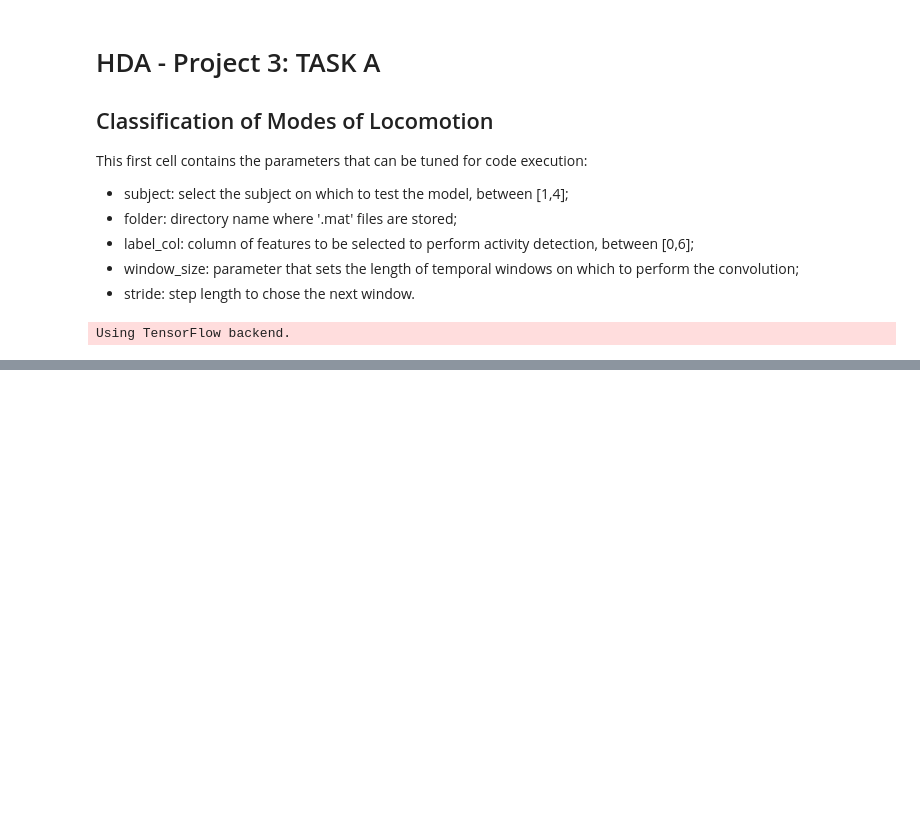
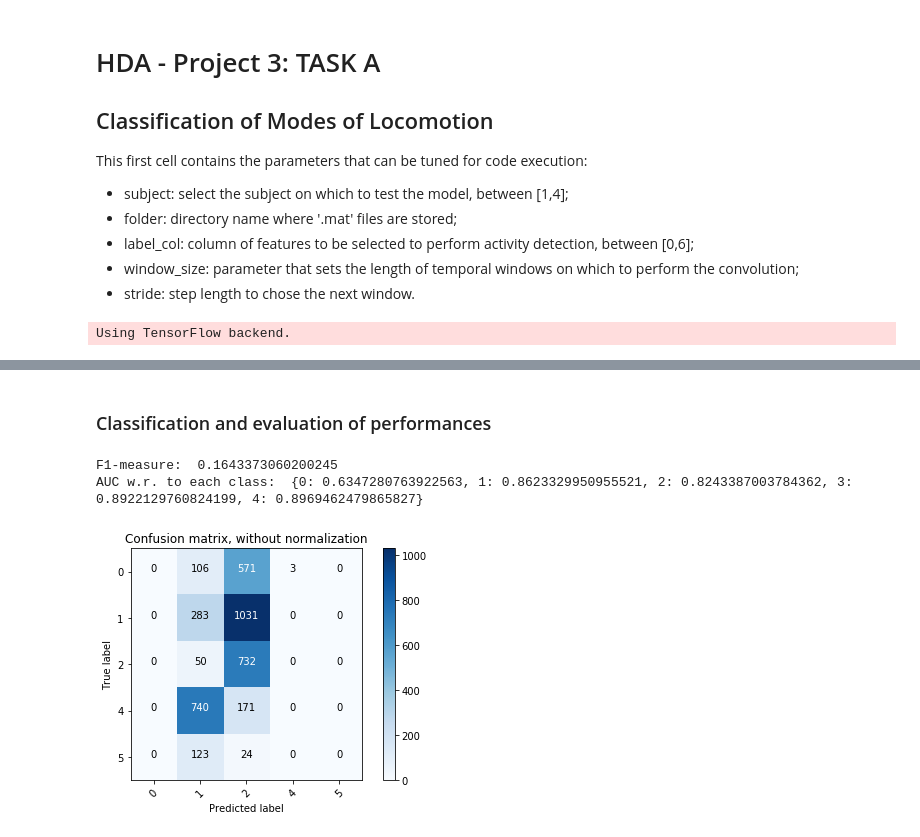
Before and after one commit to MatteoDrago/hda-project, a Jupyter notebook: code/TASK_A.ipynb, the cells around one changed output, grey strips where cells are left out. Saved outputs shown, nothing was run; the diff lists cells and outputs as text; code cells hidden in the pictures; blank space fills up the shorter version.

```diff
--- a/code/TASK_A.ipynb
+++ b/code/TASK_A.ipynb
@@ -174,0 +183,4 @@ utils.plot_confusion_matrix(cnf_matrix, classes=[1,2],
+# %%
+model_new2D = utils.Model2D((1,window_size,features), classes)
+opt4 = Adam(lr=0.01)
+model_new2D.compile(optimizer = opt4, loss = "categorical_crossentropy", metrics = ["accuracy"])
@@ -174,0 +205,6 @@ utils.plot_confusion_matrix(cnf_matrix, classes=[1,2],
+# %%
+# need to reshape in order to fit to the new 2D model
+X_train = X_train_s.reshape(X_train_s.shape[0], 1, window_size, features)
+X_test = X_test_s.reshape(X_test_s.shape[0], 1, window_size, features)
+
+model_new2D.fit(x = X_train, y = Y_train_s, epochs = 10, batch_size = 128, validation_data=(X_test, Y_test_s))
@@ -174,0 +230,25 @@ utils.plot_confusion_matrix(cnf_matrix, classes=[1,2],
+# %% [markdown]
+### Classification and evaluation of performances
+# %%
+# predict labels
+Y_pred_s = model_new2D.predict(X_test)
+
+# print results
+#reverse the one-ot encoder procedure
+Y_test_hard = np.argmax(Y_test_s, axis=1)
+Y_pred_hard = np.argmax(Y_pred_s, axis=1)
+
+print("F1-measure: ", utils.f1_score(Y_test_hard, Y_pred_hard, average='weighted'))
+print("AUC w.r. to each class: ", utils.AUC(Y_test_s, Y_pred_s, classes))
+
+# Compute and plot confusion matrix
+cnf_matrix = utils.confusion_matrix(Y_test_hard, Y_pred_hard)
+np.set_printoptions(precision=2)
+
+plt.figure()
+utils.plot_confusion_matrix(cnf_matrix, classes=[0,1,2,4,5],
+                      title='Confusion matrix, without normalization')
+# %% [output]
+F1-measure:  0.1643373060200245
+AUC w.r. to each class:  {0: 0.6347280763922563, 1: 0.8623329950955521, 2: 0.8243387003784362, 3: 0.8922129760824199, 4: 0.8969462479865827}
+[figure, added]
```
Also changed, not shown: parts of 15 cells of this notebook, 4 other files.
